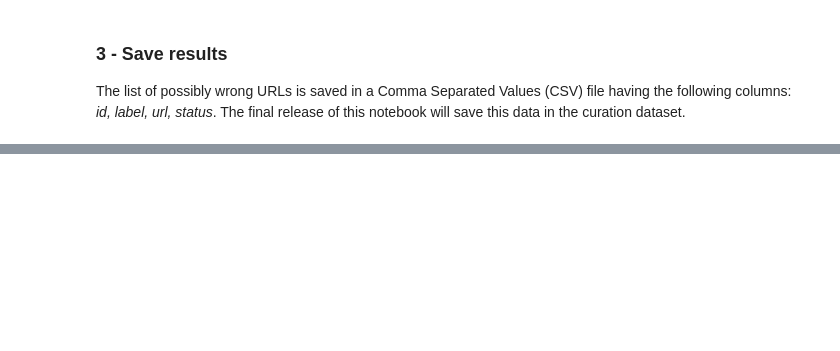
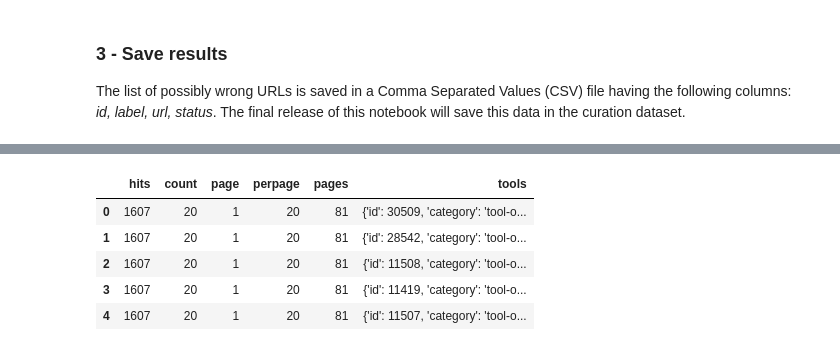
Before and after one commit to cesareconcordia/sshoc-resources, a Jupyter notebook: AccessibleAt_Check_Tools_and_Services.ipynb, the cells around one changed output, grey strips where cells are left out. Cells and saved outputs as stored; diff of their text form; code cells hidden in the pictures; blank space fills up the shorter version.

```diff
--- a/AccessibleAt_Check_Tools_and_Services.ipynb
+++ b/AccessibleAt_Check_Tools_and_Services.ipynb
@@ -158,0 +191,9 @@ df_list_of_tools_wrongaa[['id', 'label', 'url', 'status']].sort_values('id').to_
+# %%
+df_tool_all.head()
+# %% [output]
+|  | hits | count | page | perpage | pages | tools |
+| 0 | 1607 | 20 | 1 | 20 | 81 | {'id': 30509, 'category': 'tool-o... |
+| 1 | 1607 | 20 | 1 | 20 | 81 | {'id': 28542, 'category': 'tool-o... |
+| 2 | 1607 | 20 | 1 | 20 | 81 | {'id': 11508, 'category': 'tool-o... |
+| 3 | 1607 | 20 | 1 | 20 | 81 | {'id': 11419, 'category': 'tool-o... |
+| 4 | 1607 | 20 | 1 | 20 | 81 | {'id': 11507, 'category': 'tool-o... |
```
Also changed, not shown: parts of 14 cells of this notebook.
